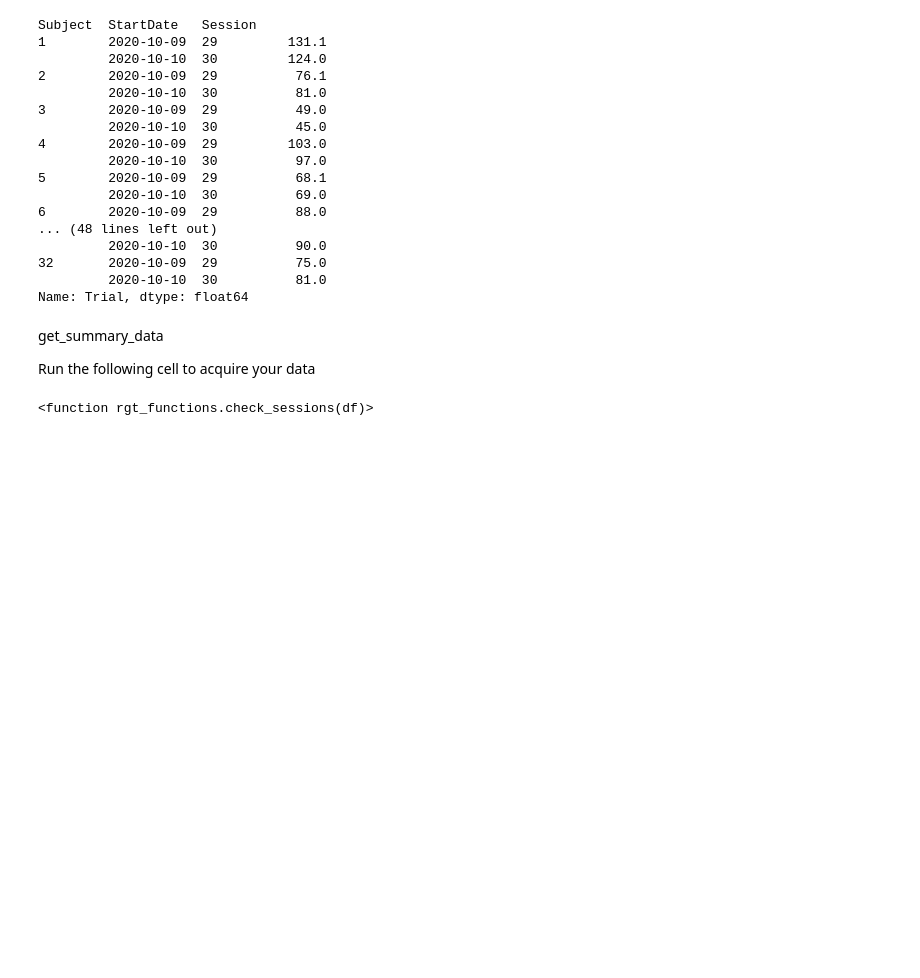
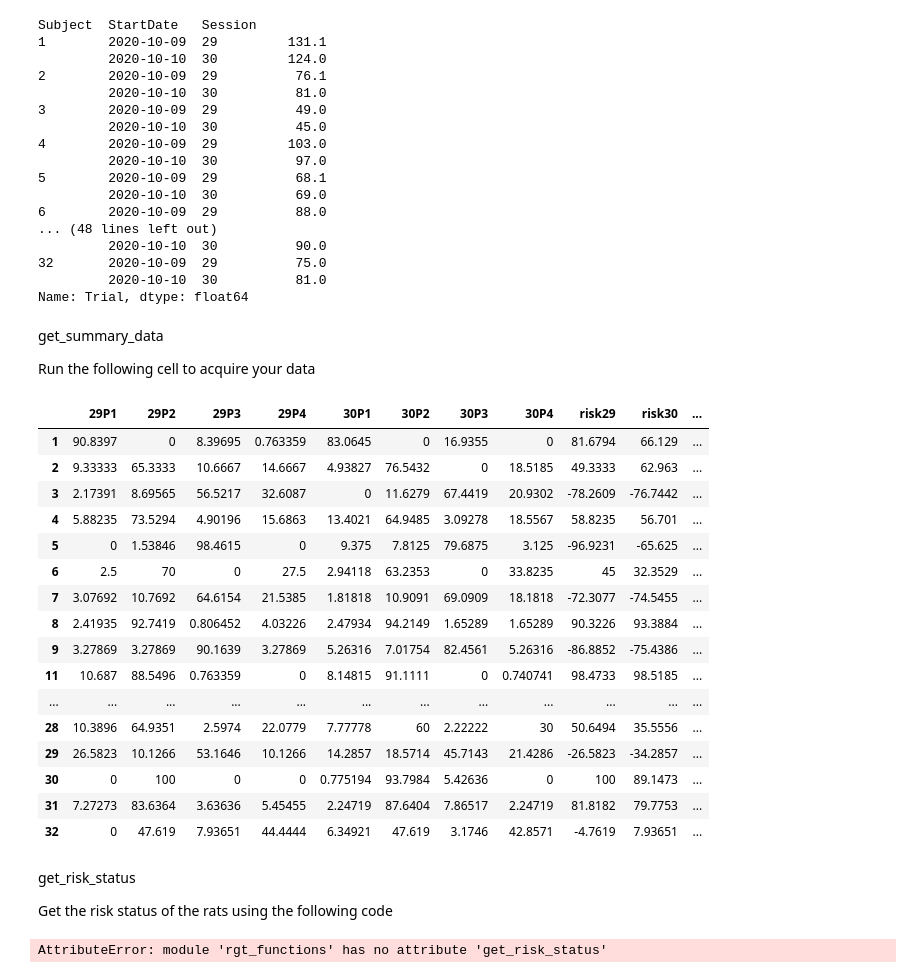
Before and after one commit to deckyblue/hathaway_1, a Jupyter notebook: hath_tutorial/Tutorial_draft.ipynb, the cells around one changed output. Drawn from its saved outputs; the diff is of its cells as text; code cells hidden in the pictures; blank space fills up the shorter version.

Commit message:
Made edits to tutorial
we're now testing export_to_excel and get_risk_status

```diff
--- a/hath_tutorial/Tutorial_draft.ipynb
+++ b/hath_tutorial/Tutorial_draft.ipynb
@@ -151,7 +153,34 @@ Name: Trial, dtype: float64
 get_summary_data
 
 Run the following cell to acquire your data
-# %%
-rgt.check_sessions
-# %% [output]
-<function rgt_functions.check_sessions(df)>
+# %%
+rgt.get_summary_data(df)
+# %% [output]
+|  | 29P1 | 29P2 | 29P3 | 29P4 | 30P1 | 30P2 | 30P3 | 30P4 | risk29 | risk30 | ... |
+| 1 | 90.8397 | 0 | 8.39695 | 0.763359 | 83.0645 | 0 | 16.9355 | 0 | 81.6794 | 66.129 | ... |
+| 2 | 9.33333 | 65.3333 | 10.6667 | 14.6667 | 4.93827 | 76.5432 | 0 | 18.5185 | 49.3333 | 62.963 | ... |
+| 3 | 2.17391 | 8.69565 | 56.5217 | 32.6087 | 0 | 11.6279 | 67.4419 | 20.9302 | -78.2609 | -76.7442 | ... |
+| 4 | 5.88235 | 73.5294 | 4.90196 | 15.6863 | 13.4021 | 64.9485 | 3.09278 | 18.5567 | 58.8235 | 56.701 | ... |
+| 5 | 0 | 1.53846 | 98.4615 | 0 | 9.375 | 7.8125 | 79.6875 | 3.125 | -96.9231 | -65.625 | ... |
+| 6 | 2.5 | 70 | 0 | 27.5 | 2.94118 | 63.2353 | 0 | 33.8235 | 45 | 32.3529 | ... |
+| 7 | 3.07692 | 10.7692 | 64.6154 | 21.5385 | 1.81818 | 10.9091 | 69.0909 | 18.1818 | -72.3077 | -74.5455 | ... |
+| 8 | 2.41935 | 92.7419 | 0.806452 | 4.03226 | 2.47934 | 94.2149 | 1.65289 | 1.65289 | 90.3226 | 93.3884 | ... |
+| 9 | 3.27869 | 3.27869 | 90.1639 | 3.27869 | 5.26316 | 7.01754 | 82.4561 | 5.26316 | -86.8852 | -75.4386 | ... |
+| 11 | 10.687 | 88.5496 | 0.763359 | 0 | 8.14815 | 91.1111 | 0 | 0.740741 | 98.4733 | 98.5185 | ... |
+| ... | ... | ... | ... | ... | ... | ... | ... | ... | ... | ... | ... |
+| 28 | 10.3896 | 64.9351 | 2.5974 | 22.0779 | 7.77778 | 60 | 2.22222 | 30 | 50.6494 | 35.5556 | ... |
+| 29 | 26.5823 | 10.1266 | 53.1646 | 10.1266 | 14.2857 | 18.5714 | 45.7143 | 21.4286 | -26.5823 | -34.2857 | ... |
+| 30 | 0 | 100 | 0 | 0 | 0.775194 | 93.7984 | 5.42636 | 0 | 100 | 89.1473 | ... |
+| 31 | 7.27273 | 83.6364 | 3.63636 | 5.45455 | 2.24719 | 87.6404 | 7.86517 | 2.24719 | 81.8182 | 79.7753 | ... |
+| 32 | 0 | 47.619 | 7.93651 | 44.4444 | 6.34921 | 47.619 | 3.1746 | 42.8571 | -4.7619 | 7.93651 | ... |
+# %% [markdown]
+get_risk_status
+
+Get the risk status of the rats using the following code
+# %%
+rgt.get_risk_status(df_sum, startsess, endsess)
+
+# print(df_summary[['mean_risk','risk_status']]) ##printed 2 of many columns in df_summary
+# print(risky, optimal)
+# %% [output]
+AttributeError: module 'rgt_functions' has no attribute 'get_risk_status'
```
Also changed, not shown: parts of 3 cells of this notebook, 3 other files.
